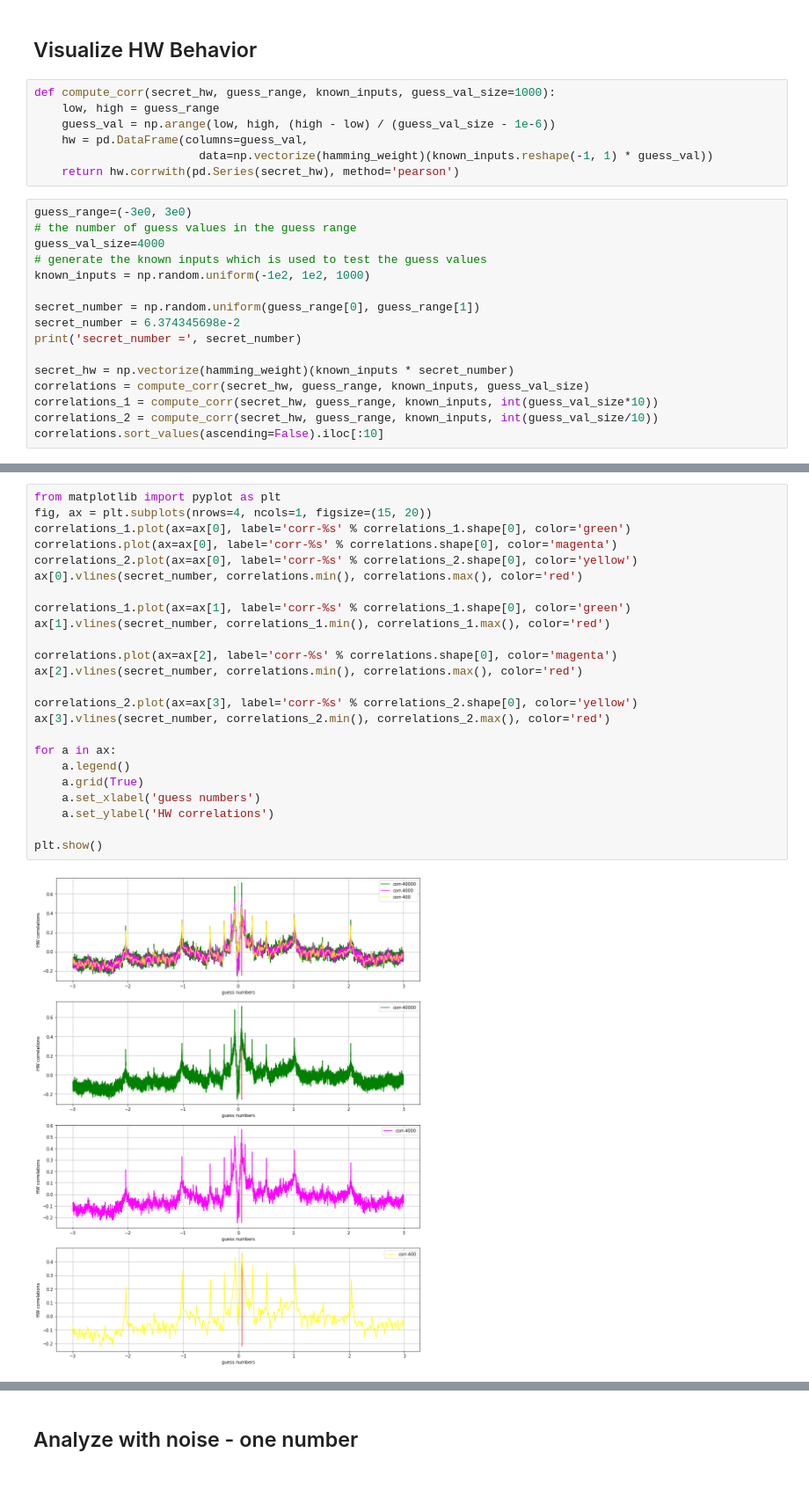
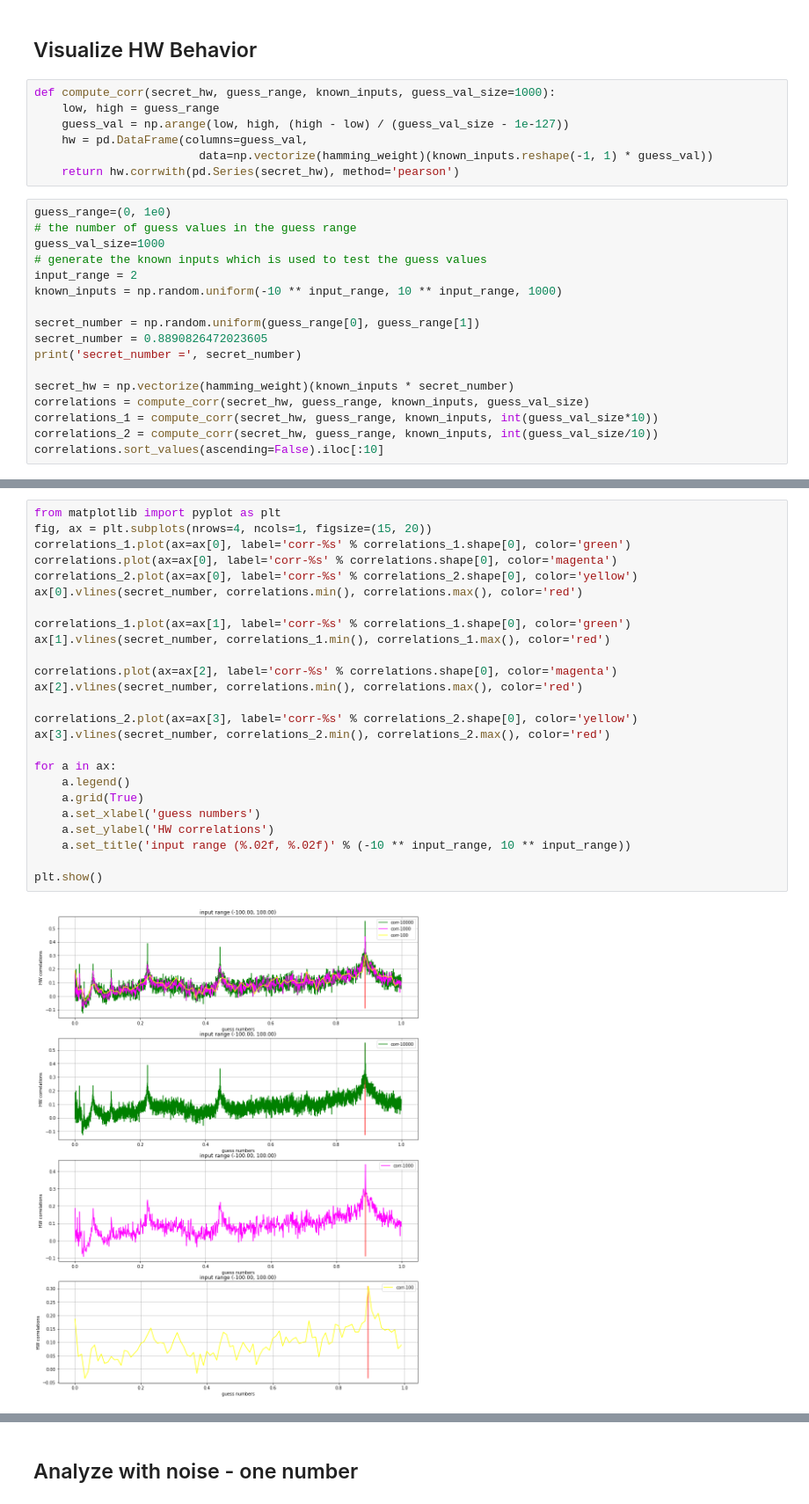
Before and after one commit to mu-triv/DPACv4, a Jupyter notebook: noise_hwp.ipynb, the cells around one changed output, grey strips where cells are left out. Shown at 88% size. Drawn from its saved outputs; the diff is of its cells as text.

```diff
--- a/noise_hwp.ipynb
+++ b/noise_hwp.ipynb
@@ -14,19 +14,20 @@ from guess_range import *
 # %%
 def compute_corr(secret_hw, guess_range, known_inputs, guess_val_size=1000):
     low, high = guess_range
-    guess_val = np.arange(low, high, (high - low) / (guess_val_size - 1e-6))
+    guess_val = np.arange(low, high, (high - low) / (guess_val_size - 1e-127))
     hw = pd.DataFrame(columns=guess_val,
                         data=np.vectorize(hamming_weight)(known_inputs.reshape(-1, 1) * guess_val))
     return hw.corrwith(pd.Series(secret_hw), method='pearson')
 # %%
-guess_range=(-3e0, 3e0)
+guess_range=(0, 1e0)
 # the number of guess values in the guess range
-guess_val_size=4000
+guess_val_size=1000
 # generate the known inputs which is used to test the guess values
-known_inputs = np.random.uniform(-1e2, 1e2, 1000)
+input_range = 2
+known_inputs = np.random.uniform(-10 ** input_range, 10 ** input_range, 1000)
 
 secret_number = np.random.uniform(guess_range[0], guess_range[1])
-secret_number = 6.374345698e-2
+secret_number = 0.8890826472023605
 print('secret_number =', secret_number)
 
 secret_hw = np.vectorize(hamming_weight)(known_inputs * secret_number)
@@ -50,26 +51,27 @@ dtype: float64
 # %%
 from matplotlib import pyplot as plt
 fig, ax = plt.subplots(nrows=4, ncols=1, figsize=(15, 20))
 correlations_1.plot(ax=ax[0], label='corr-%s' % correlations_1.shape[0], color='green')
 correlations.plot(ax=ax[0], label='corr-%s' % correlations.shape[0], color='magenta')
 correlations_2.plot(ax=ax[0], label='corr-%s' % correlations_2.shape[0], color='yellow')
 ax[0].vlines(secret_number, correlations.min(), correlations.max(), color='red')
 
 correlations_1.plot(ax=ax[1], label='corr-%s' % correlations_1.shape[0], color='green')
 ax[1].vlines(secret_number, correlations_1.min(), correlations_1.max(), color='red')
 
 correlations.plot(ax=ax[2], label='corr-%s' % correlations.shape[0], color='magenta')
 ax[2].vlines(secret_number, correlations.min(), correlations.max(), color='red')
 
 correlations_2.plot(ax=ax[3], label='corr-%s' % correlations_2.shape[0], color='yellow')
 ax[3].vlines(secret_number, correlations_2.min(), correlations_2.max(), color='red')
 
 for a in ax:
     a.legend()
     a.grid(True)
     a.set_xlabel('guess numbers')
     a.set_ylabel('HW correlations')
+    a.set_title('input range (%.02f, %.02f)' % (-10 ** input_range, 10 ** input_range))
 
 plt.show()
 # %% [output]
-[figure, old version]
+[figure, new version]
```
Also changed, not shown: parts of 26 cells of this notebook, 24 other files.
